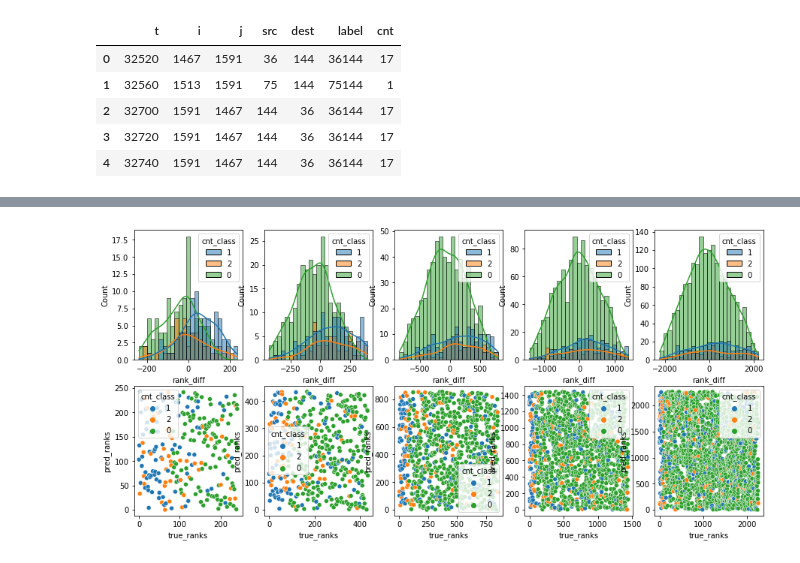
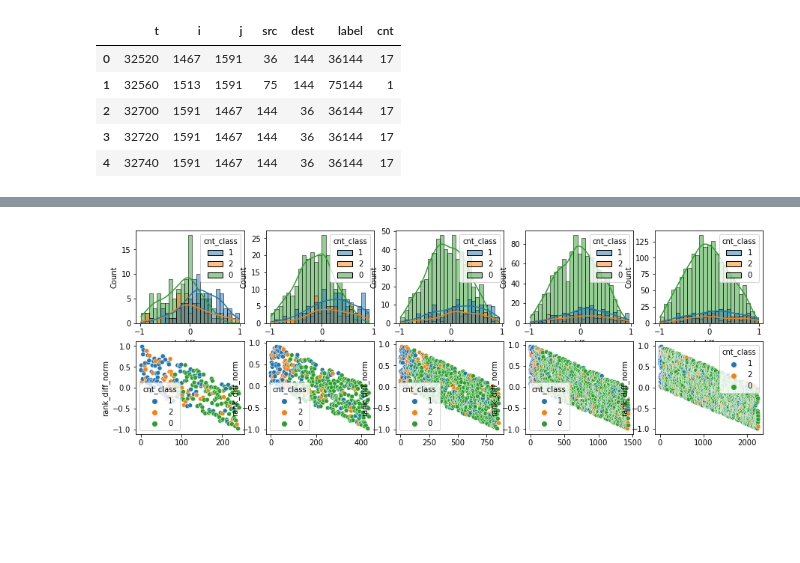
Before and after one commit to simondelarue/dynGNN, a Jupyter notebook: GNN/logs/SF2H/Rank_analysis.ipynb, the cells around one changed output, grey strips where cells are left out. Drawn from its saved outputs; the diff is of its cells as text; code cells hidden in the pictures; blank space fills up the shorter version.

Commit message:
added rank analysis notebook

```diff
--- a/GNN/logs/SF2H/Rank_analysis.ipynb
+++ b/GNN/logs/SF2H/Rank_analysis.ipynb
@@ -70,6 +90,7 @@ def preprocess_data(model_name, feat_struct, metric):
     df['rank_diff_abs'] = np.abs(df['rank_diff'])
     #df['rank_diff_norm'] = df['rank_diff'].apply(lambda x: (x-df['rank_diff'].mean()) / df['rank_diff'].std())
     df['rank_diff_norm'] = df['rank_diff'].apply(lambda x: x / df.shape[0])
+    df['rank_diff_abs_norm'] = df['rank_diff_abs'].apply(lambda x: x / df.shape[0])
 
     # Compute count classes
     df['cnt_class'] = df['cnt'].apply(compute_class)
@@ -78,15 +99,27 @@ def preprocess_data(model_name, feat_struct, metric):
 # %%
 model_names = ['GraphConv']
 feat_structs = ['agg_simp']
 metrics_at = ['kendall@5', 'kendall@10', 'kendall@25', 'kendall@50', 'kendall@100']
 
-fig, axes = plt.subplots(2, len(metrics_at), figsize=(15,7))
+evol_0, evol_1, evol_2 = [], [], []
+df_tot_graphConv_aggSimp = pd.DataFrame()
+
+fig, axes = plt.subplots(2, len(metrics_at), figsize=(15,5))
 for model_name, feat_struct in zip(model_names, feat_structs):
     for i, metric in enumerate(metrics_at):
         df = preprocess_data(model_name, feat_struct, metric)
         #sns.scatterplot(data=df, x='cnt_class', y='rank_diff_abs', hue='true_ranks', ax=axes[0, i])
         #sns.scatterplot(data=df, x='rank_diff_abs', y='cnt_class', hue='true_ranks', ax=axes[0, i])
-        sns.histplot(data=df, x='rank_diff', hue='cnt_class', ax=axes[0, i], kde=True, bins=25)
-        sns.scatterplot(data=df, x='true_ranks', y='pred_ranks', ax=axes[1, i], hue='cnt_class')
+        sns.histplot(data=df, x='rank_diff_norm', hue='cnt_class', ax=axes[0, i], kde=True, bins=25)
+        #sns.scatterplot(data=df, x='true_ranks', y='pred_ranks', ax=axes[1, i], hue='cnt_class')
+        sns.scatterplot(data=df, x=range(len(df['rank_diff_norm'])), y='rank_diff_norm', hue='cnt_class', ax=axes[1, i])
+
+
+        count_classes = df['cnt_class'].value_counts()
+        evol_0.append(count_classes[0])
+        evol_1.append(count_classes[1])
+        evol_2.append(count_classes[2])
+
+        df_tot_graphConv_aggSimp = pd.concat([df_tot_graphConv_aggSimp, df])
 # %% [output]
-[figure, old version]
+[figure, new version]
```
Also changed, not shown: parts of 25 cells of this notebook.
